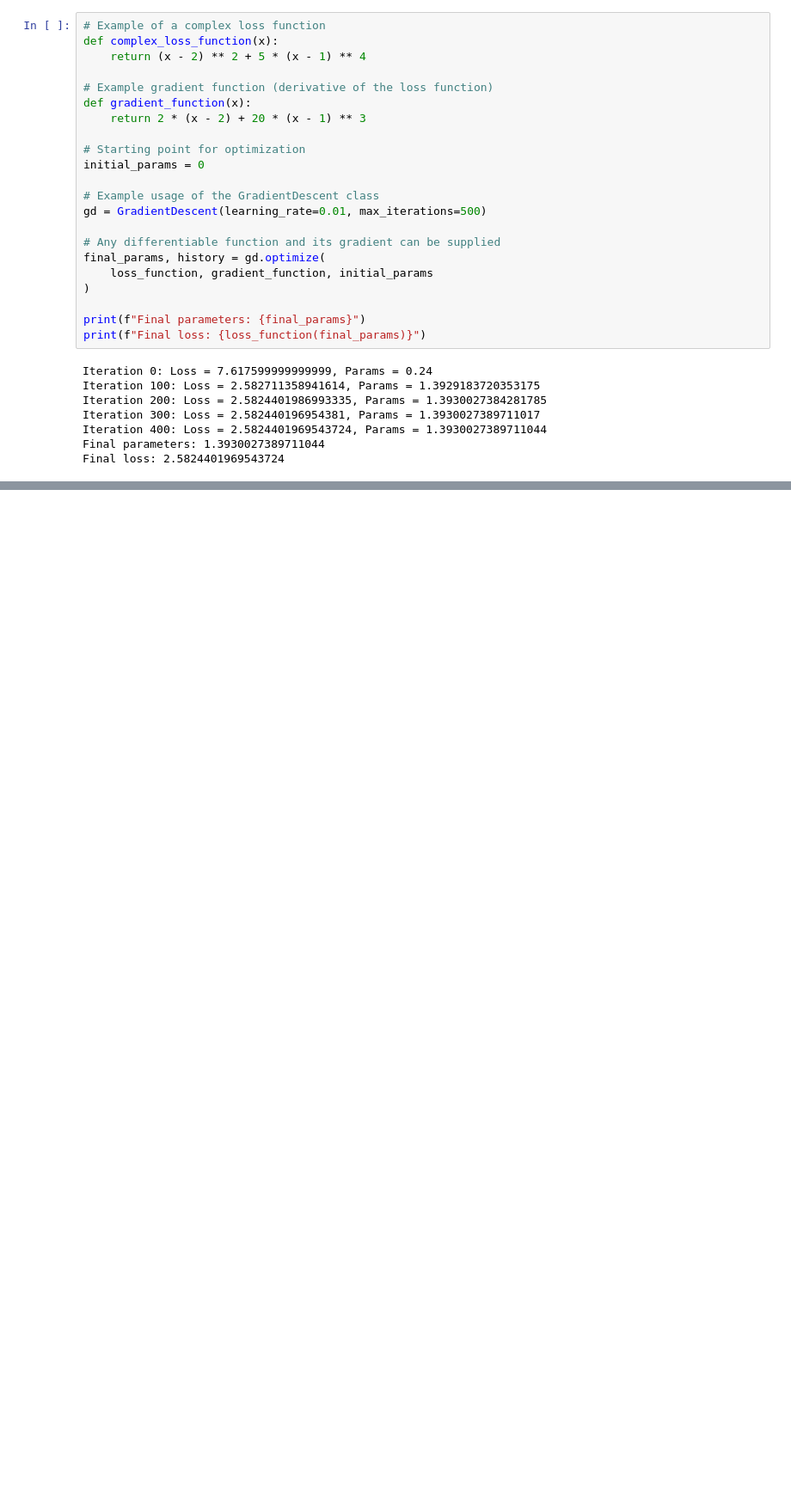
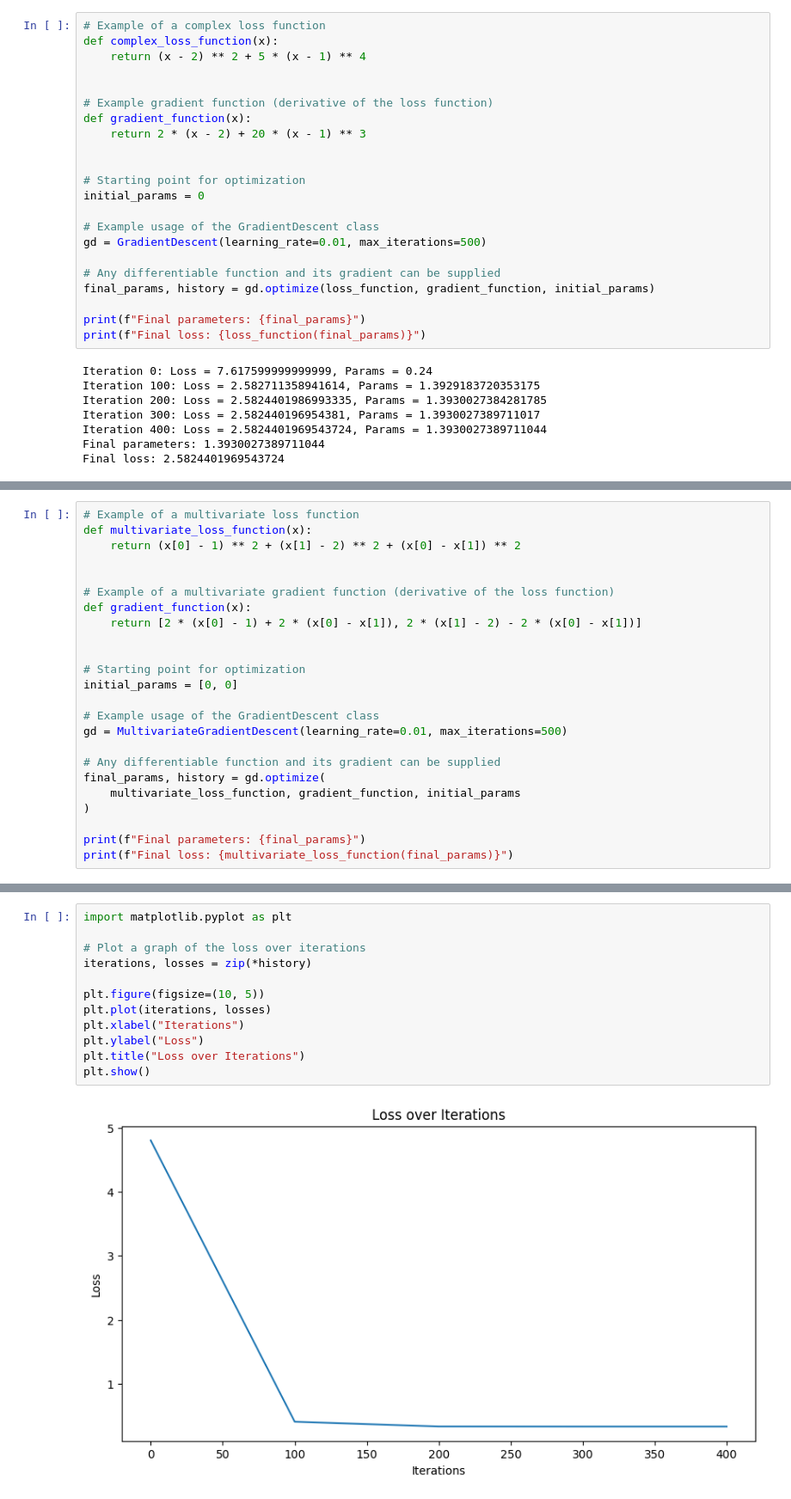
Before and after one commit to neeyatlotlikar/semester3, a Jupyter notebook: OTML/gradient_descent.ipynb, the cells around one changed output, grey strips where cells are left out. Shown: that part at 86% size. Drawn from its saved outputs; the diff is of its cells as text; blank space fills up the shorter version.

Commit message:
code formatting and multivariate

```diff
--- a/OTML/gradient_descent.ipynb
+++ b/OTML/gradient_descent.ipynb
@@ -71,9 +71,11 @@ Example 2: Gradient Descent applied on a higher order function and plotted
 def complex_loss_function(x):
     return (x - 2) ** 2 + 5 * (x - 1) ** 4
 
+
 # Example gradient function (derivative of the loss function)
 def gradient_function(x):
     return 2 * (x - 2) + 20 * (x - 1) ** 3
+
 
 # Starting point for optimization
 initial_params = 0
@@ -82,9 +84,7 @@ initial_params = 0
 gd = GradientDescent(learning_rate=0.01, max_iterations=500)
 
 # Any differentiable function and its gradient can be supplied
-final_params, history = gd.optimize(
-    loss_function, gradient_function, initial_params
-)
+final_params, history = gd.optimize(loss_function, gradient_function, initial_params)
 
 print(f"Final parameters: {final_params}")
 print(f"Final loss: {loss_function(final_params)}")
@@ -112,0 +133,24 @@ plt.show()
+# %%
+# Example of a multivariate loss function
+def multivariate_loss_function(x):
+    return (x[0] - 1) ** 2 + (x[1] - 2) ** 2 + (x[0] - x[1]) ** 2
+
+
+# Example of a multivariate gradient function (derivative of the loss function)
+def gradient_function(x):
+    return [2 * (x[0] - 1) + 2 * (x[0] - x[1]), 2 * (x[1] - 2) - 2 * (x[0] - x[1])]
+
+
+# Starting point for optimization
+initial_params = [0, 0]
+
+# Example usage of the GradientDescent class
+gd = MultivariateGradientDescent(learning_rate=0.01, max_iterations=500)
+
+# Any differentiable function and its gradient can be supplied
+final_params, history = gd.optimize(
+    multivariate_loss_function, gradient_function, initial_params
+)
+
+print(f"Final parameters: {final_params}")
+print(f"Final loss: {multivariate_loss_function(final_params)}")
@@ -112,0 +165,14 @@ plt.show()
+# %%
+import matplotlib.pyplot as plt
+
+# Plot a graph of the loss over iterations
+iterations, losses = zip(*history)
+
+plt.figure(figsize=(10, 5))
+plt.plot(iterations, losses)
+plt.xlabel("Iterations")
+plt.ylabel("Loss")
+plt.title("Loss over Iterations")
+plt.show()
+# %% [output]
+[figure, added]
```
Also changed, not shown: parts of 6 cells of this notebook.
